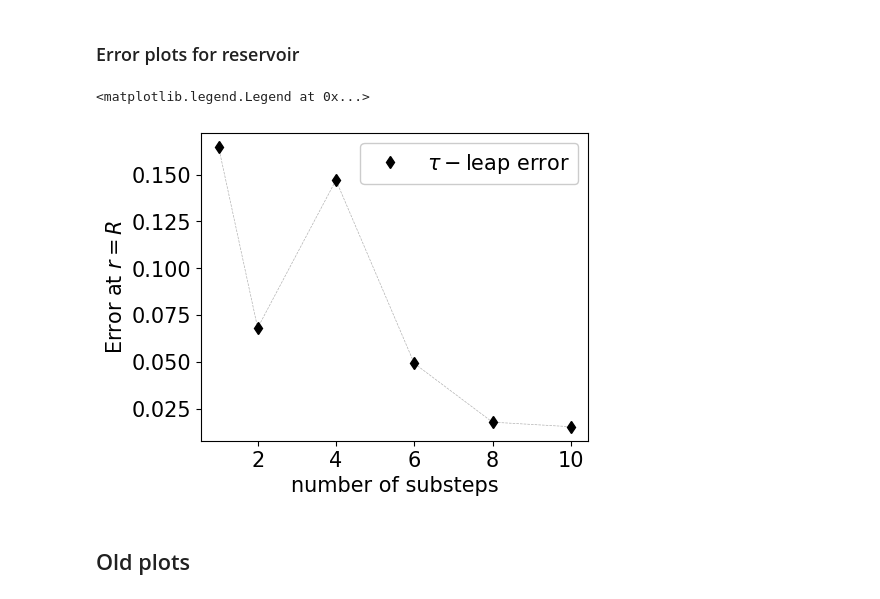
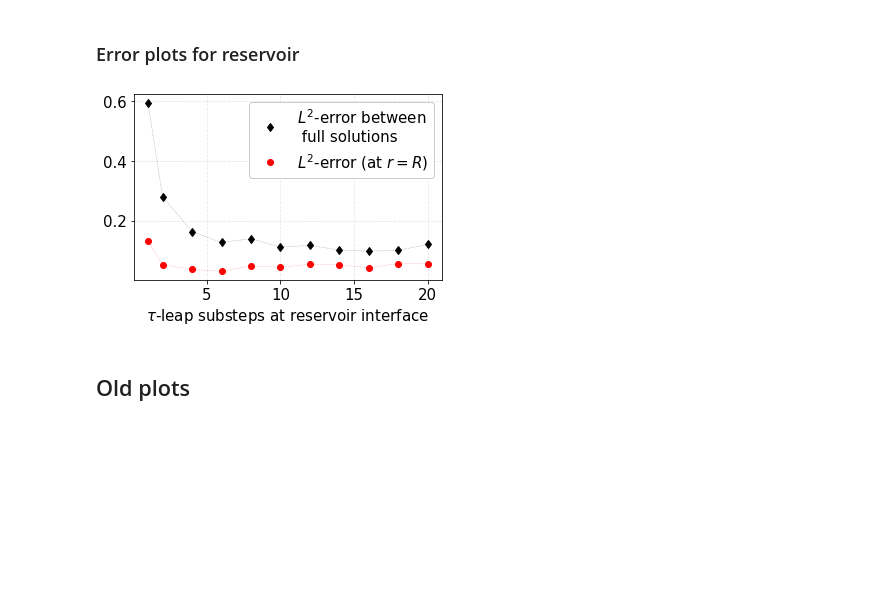
Before and after one commit to maojrs/deepRD, a Jupyter notebook: notebooks/openSystems/plotSmoluchowski.ipynb, the cells around one changed output. Cells and saved outputs as stored; diff of their text form; code cells hidden in the pictures; blank space fills up the shorter version.

```diff
--- a/notebooks/openSystems/plotSmoluchowski.ipynb
+++ b/notebooks/openSystems/plotSmoluchowski.ipynb
@@ -183,2 +195,4 @@ numSimulations = 440
+# %%
+numSimulations = 550
 # %%
 # Choose histogram Calculate values of middle points of histogram
@@ -233,16 +289,16 @@ ax.grid(linestyle = '--',alpha=0.3)
 ### Error plots for reservoir
 # %%
 # Load files
-simIDs = ['0031','0032','0033','0034','0035','0036']
+simIDs = ['0031','0032','0033','0034','0035','0036','0037','0038','0039','0040','0041']
 numSimulations = 1000
 distancesArraysList = [None]*len(simIDs)
-tauStepsList = [1,2,4,6,8,10]
+tauStepsList = [None]*len(simIDs)
 for i, ID in enumerate(simIDs):
     localDataDirectory = os.environ.get('DATA') + 'openSystems/classicSmoluchowski_' + ID
     parameterDictionary = analysisTools.readParameters(localDataDirectory + "/parameters_" + ID)
     file_path = localDataDirectory + '/classicSmol_nsims' + str(numSimulations) + '.xyz'
     distancesArraysList[i] = read_numpy_arrays_from_file(file_path)
-    dtList[i] = parameterDictionary['dt']
+    tauStepsList[i] = parameterDictionary['tauleapSubsteps']
     if i==0: # Assumes all other parameters are the same for all simIDs
         # Parameters for loading continuous trajectories from files (from original simulation)
         numSimulations = parameterDictionary['numSimulations']
@@ -260,6 +314,8 @@ numSimulations = 1
+# %%
+numSimulations=310
 # %%
 # Choose histogram Calculate values of middle points of histogram
-nbins = 40
+nbins = 30
 hist, bins = np.histogram(distancesArraysList[0][0], bins=nbins, range=(sigma,R))
 rvals = np.zeros(len(bins)-1)
 rvolumes = np.zeros(len(bins)-1)
@@ -267,6 +323,10 @@ binsize = bins[1]-bins[0]
 for i in range(len(bins)-1):
     rvals[i] = (bins[i+1] + bins[i])/2.0
     rvolumes[i] = 4*np.pi*(bins[i+1]**3 - bins[i]**3)/3.0 # Approx alternative: 4*np.pi* rvals[i]**2*(bins[i+1]-bins[i])
+#Analytical solution
+kS = 4*np.pi*sigma*D
+analyticCKRinf = cR*(1 - kappa*sigma/(kS + kappa)*(1/rvals))
+analyticCK = cR*(1 - kappa*sigma/(kS + kappa*(1-sigma/R))*(1.0/rvals - 1.0/R))
 # %%
 # Calculate average concentration
 concentrationHistograms=[None]*len(simIDs)
@@ -284,28 +344,38 @@ for k, ID in enumerate(simIDs):
 # %%
 # Extract and plot last values at partially absorbing boundary
 #analyticVal = analyticCK[-1]
-analyticVal = 0.5*(analyticCK[-1] + analyticCK[-2])
+#analyticVal = (analyticCK[-1] + analyticCK[-2])/2.0
 errorListTau = [None]*len(simIDs)
+errorListTauBC = [None]*len(simIDs)
+numpointsBC = 2
 for k, ID in enumerate(simIDs):
     #numericalVal = concentrationHistograms[k][-1]
-    numericalVal = 0.5*(concentrationHistograms[k][-1] + concentrationHistograms[k][-2])
-    errorListTau[k] = np.abs(numericalVal - analyticVal)
+    #numericalVal = (concentrationHistograms[k][-1] + concentrationHistograms[k][-2])/2.0
+    #errorListTau[k] = np.abs(numericalVal - analyticVal)
+    #errorListTau[k] = numericalVal - analyticVal
+    #errorListTau[k]=wasserstein_distance(analyticCK,concentrationHistograms[k])
+    errorListTau[k]=np.linalg.norm(analyticCK-concentrationHistograms[k])
+    errorListTauBC[k] = np.linalg.norm(np.flip(concentrationHistograms[k])[0:numpointsBC] - np.flip(analyticCK)[0:numpointsBC])
 
-fig, ax = plt.subplots(1,1, figsize=(5,4))
+fig, ax = plt.subplots(1,1, figsize=(5,3.5))
 ax.plot(tauStepsList, errorListTau, 'k--', alpha = 0.3, lw=0.5)
-ax.plot(tauStepsList, errorListTau, 'kd',label=r"$\tau-$leap error")
-ax.set_xlabel(r'number of substeps',fontsize=fsize)
-ax.set_ylabel(r'Error at $r=R$',fontsize=fsize)
+ax.plot(tauStepsList, errorListTau, 'kd', label=r'$L^2$-error between'+ '\n full solutions') #,label=r"$\tau-$leap error")
+
+ax.plot(tauStepsList, errorListTauBC, 'r--', alpha = 0.3, lw=0.5)
+ax.plot(tauStepsList, errorListTauBC, 'ro', label=r'$L^2$-error (at $r=R$)') #label="First order")
+
+ax.set_xlabel(r'$\tau$-leap substeps at reservoir interface',fontsize=fsize)
 #ax.set_xscale('log')
 #ax.set_xlim([0.0005,0.1])
 #ax.set_yscale('log')
 ax.tick_params(axis='x', labelsize=fsize)
 ax.tick_params(axis='y', labelsize=fsize)
 ax.legend(framealpha=1.0,fontsize=fsize)
-#ax.grid(linestyle = '--',alpha=0.3)
+ax.grid(linestyle = '--',alpha=0.3)
+plt.tight_layout()
+plt.savefig('Error_reservoir_numTauLeapSubsteps.pdf')
 # %% [output]
-<matplotlib.legend.Legend at 0x...>
-[figure, old version]
+[figure, new version]
 # %% [markdown]
 ## Old plots
 # %%
```
Also changed, not shown: parts of 15 cells of this notebook.
